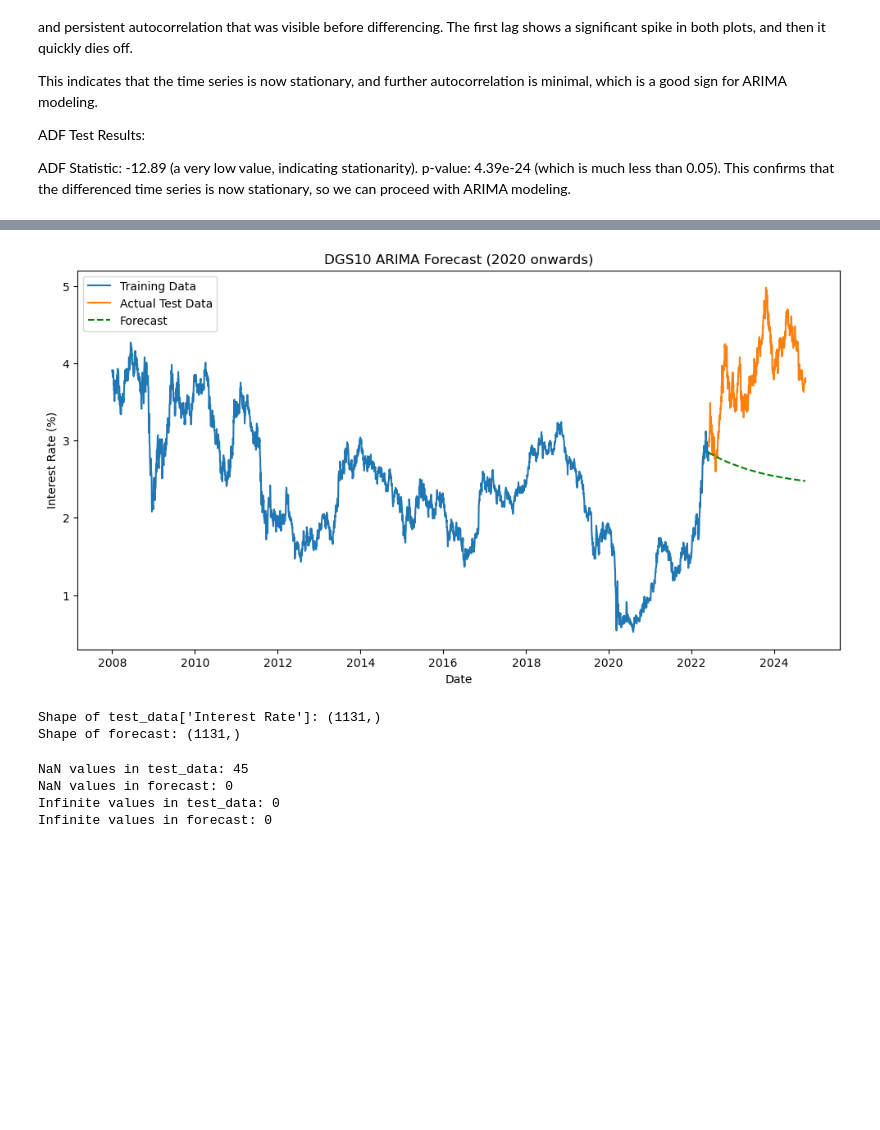
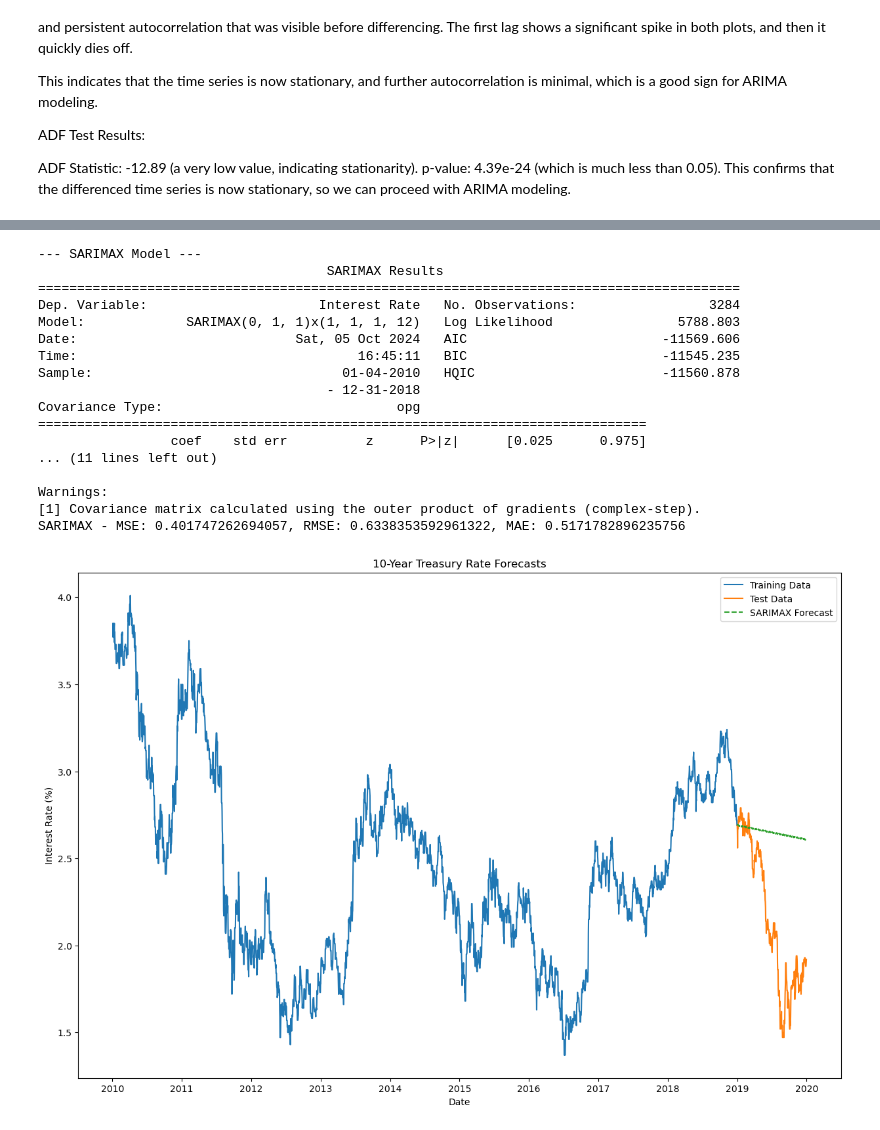
Before and after one commit to baublyte/DGS10-forecasting, a Jupyter notebook: Future loan demand or interest rates.ipynb, the cells around one changed output, grey strips where cells are left out. Drawn from its saved outputs; the diff is of its cells as text; code cells hidden in the pictures; blank space fills up the shorter version.

Commit message:
Compared different arima parameters, obtained the optimal parameters, summarized results, suggested next steps to refine forcasting, created garch(1,1) model.

```diff
--- a/Future loan demand or interest rates.ipynb
+++ b/Future loan demand or interest rates.ipynb
@@ -28,8 +28,11 @@ data.reset_index(inplace=True)
 # Convert the 'Date' column to datetime format
 data['Date'] = pd.to_datetime(data['Date'])
 
-# Filter data from 2014 onwards
-data = data[data['Date'] >= '2008-01-01']
+# Filter data from 2010 to 2020
+data = data[(data['Date'] >= '2010-01-01') & (data['Date'] <= '2020-01-01')]
+
+# Drop rows with missing values
+data.dropna(inplace=True)
 
 # Display first few rows of the filtered data
 print(data.head())
@@ -243,0 +252,7 @@ Testing data shape: (584, 1)
+# %%
+# Function to evaluate forecasts
+def evaluate_forecasts(actual, forecasts):
+    mse = mean_squared_error(actual, forecasts)
+    rmse = np.sqrt(mse)
+    mae = mean_absolute_error(actual, forecasts)
+    return mse, rmse, mae
@@ -243,0 +350,3 @@ Testing data shape: (584, 1)
+# %%
+train_data = train_data.to_frame()
+test_data = test_data.to_frame()
@@ -244,36 +610,43 @@ Testing data shape: (584, 1)
 # %%
-# Fit ARIMA model
-model = ARIMA(train_data['Interest Rate'], order=(2,0,2))
-model_fit = model.fit()
+#SARIMAX Model
 
-# Forecast
-forecast = model_fit.forecast(steps=len(test_data))
+print("\n--- SARIMAX Model ---")
 
-# Plot the results
-plt.figure(figsize=(12, 6))
+sarimax_model = SARIMAX(train_data['Interest Rate'],
+                        order=(0, 1, 1),
+                        seasonal_order=(1, 1, 1, 12))
+sarimax_results = sarimax_model.fit()
+sarimax_forecast = sarimax_results.forecast(steps=len(test_data))
+
+print(sarimax_results.summary())
+mse, rmse, mae = evaluate_forecasts(test_data['Interest Rate'], sarimax_forecast)
+print(f'SARIMAX - MSE: {mse}, RMSE: {rmse}, MAE: {mae}')
+
+plt.figure(figsize=(15, 10))
 plt.plot(train_data.index, train_data['Interest Rate'], label='Training Data')
-plt.plot(test_data.index, test_data['Interest Rate'], label='Actual Test Data')
-plt.plot(test_data.index, forecast, label='Forecast', color='green', linestyle='--')
-plt.title('DGS10 ARIMA Forecast (2020 onwards)')
+plt.plot(test_data.index, test_data['Interest Rate'], label='Test Data')
+plt.plot(test_data.index, sarimax_forecast, label='SARIMAX Forecast', linestyle='--')
+plt.title('10-Year Treasury Rate Forecasts')
 plt.xlabel('Date')
 plt.ylabel('Interest Rate (%)')
 plt.legend()
 plt.show()
 # %% [output]
+--- SARIMAX Model ---
+                                     SARIMAX Results
+==========================================================================================
+Dep. Variable:                      Interest Rate   No. Observations:                 3284
+Model:             SARIMAX(0, 1, 1)x(1, 1, 1, 12)   Log Likelihood                5788.803
+Date:                            Sat, 05 Oct 2024   AIC                         -11569.606
+Time:                                    16:45:11   BIC                         -11545.235
+Sample:                                01-04-2010   HQIC                        -11560.878
+                                     - 12-31-2018
+Covariance Type:                              opg
+==============================================================================
+                 coef    std err          z      P>|z|      [0.025      0.975]
+... (11 lines left out)
+
+Warnings:
+[1] Covariance matrix calculated using the outer product of gradients (complex-step).
+SARIMAX - MSE: 0.401747262694057, RMSE: 0.6338353592961322, MAE: 0.5171782896235756
-[figure, old version]
+[figure, new version]
-# %%
-print("Shape of test_data['Interest Rate']:", test_data['Interest Rate'].shape)
-print("Shape of forecast:", forecast.shape)
-# %% [output]
-Shape of test_data['Interest Rate']: (1131,)
-Shape of forecast: (1131,)
-# %%
-print("NaN values in test_data:", test_data['Interest Rate'].isna().sum())
-print("NaN values in forecast:", forecast.isna().sum())
-print("Infinite values in test_data:", np.isinf(test_data['Interest Rate']).sum())
-print("Infinite values in forecast:", np.isinf(forecast).sum())
-# %% [output]
-NaN values in test_data: 45
-NaN values in forecast: 0
-Infinite values in test_data: 0
-Infinite values in forecast: 0
```
Also changed, not shown: parts of 28 cells of this notebook.
